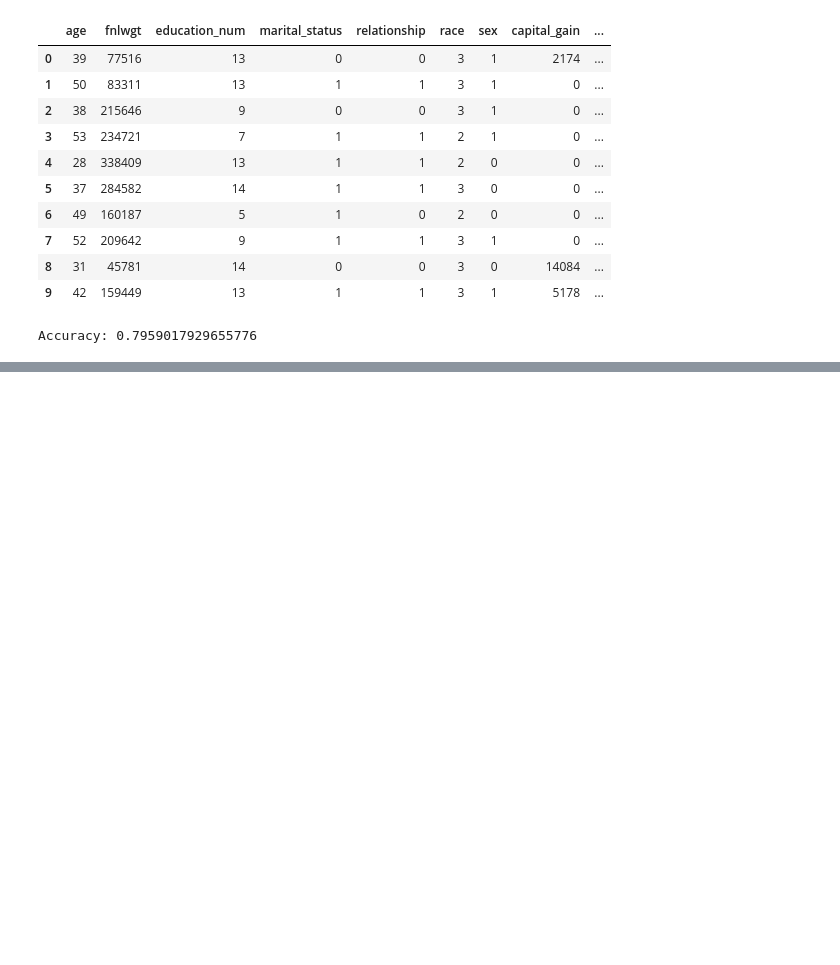
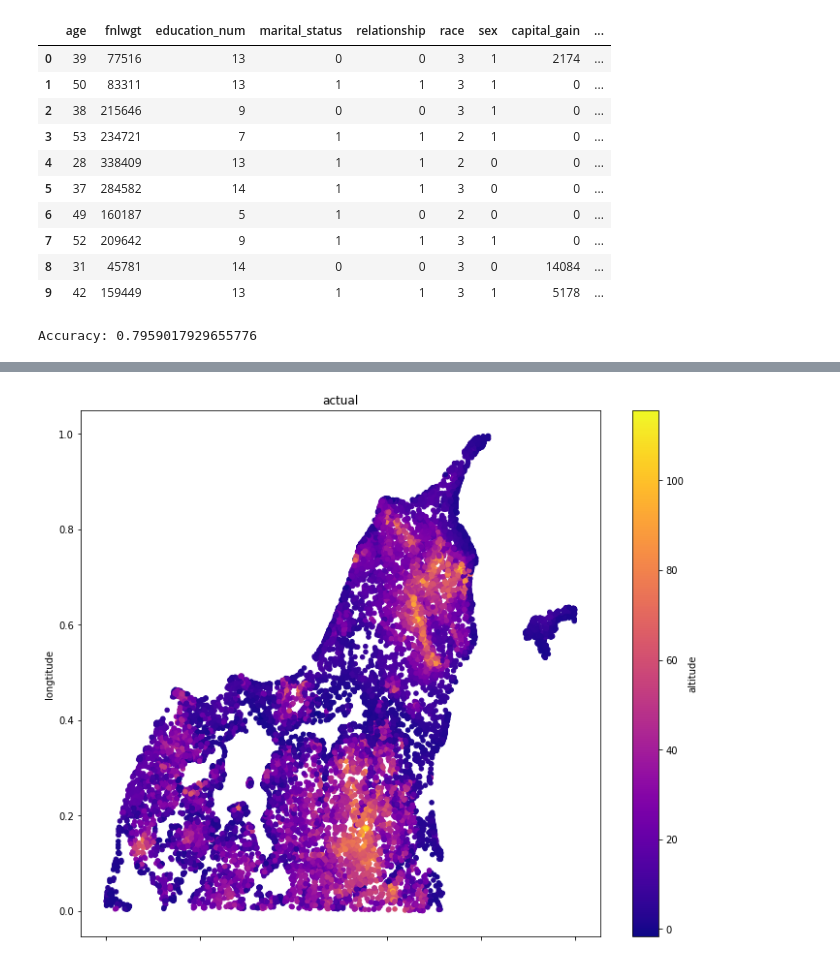
Before and after one commit to bujniewicz/mdm-ml-for-developers, a Jupyter notebook: ML in Python for developers.ipynb, the cells around one changed output, grey strips where cells are left out. Drawn from its saved outputs; the diff is of its cells as text; code cells hidden in the pictures; blank space fills up the shorter version.

```diff
--- a/ML in Python for developers.ipynb
+++ b/ML in Python for developers.ipynb
@@ -194,0 +312,4 @@ Accuracy: 0.7959017929655776
+# %%
+plot_altitude('actual')
+# %% [output]
+[figure, added]
```
Also changed, not shown: parts of 25 cells of this notebook, 5 other files.
